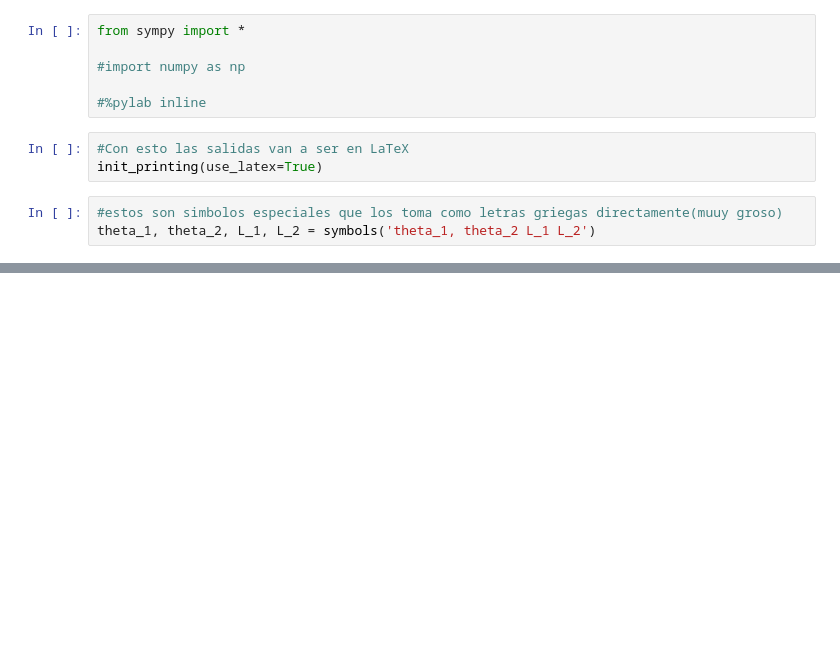
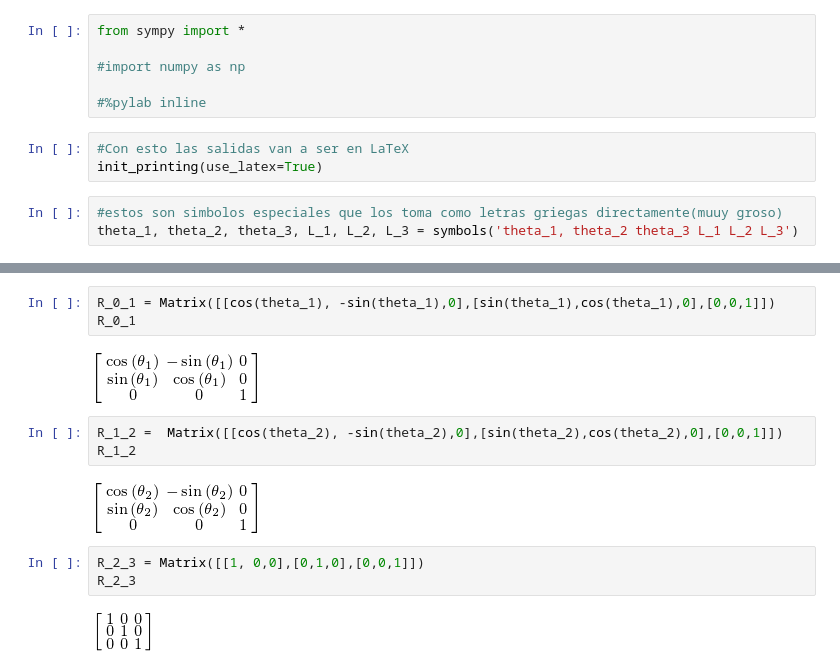
Before and after one commit to elsuizo/Control_de_robots_py, a Jupyter notebook: tp4.ipynb, the cells around one changed output, grey strips where cells are left out. Drawn from its saved outputs; the diff is of its cells as text; blank space fills up the shorter version.

```diff
--- a/tp4.ipynb
+++ b/tp4.ipynb
@@ -44,5 +44,5 @@ from sympy import *
 init_printing(use_latex=True)
 # %%
 #estos son simbolos especiales que los toma como letras griegas directamente(muuy groso)
-theta_1, theta_2, L_1, L_2 = symbols('theta_1, theta_2 L_1 L_2')
+theta_1, theta_2, theta_3, L_1, L_2, L_3 = symbols('theta_1, theta_2 theta_3 L_1 L_2 L_3')
 # %%
@@ -61,0 +116,15 @@ M.jacobian(Theta)
+# %%
+R_0_1 = Matrix([[cos(theta_1), -sin(theta_1),0],[sin(theta_1),cos(theta_1),0],[0,0,1]])
+R_0_1
+# %% [output]
+[figure, added]
+# %%
+R_1_2 =  Matrix([[cos(theta_2), -sin(theta_2),0],[sin(theta_2),cos(theta_2),0],[0,0,1]])
+R_1_2
+# %% [output]
+[figure, added]
+# %%
+R_2_3 = Matrix([[1, 0,0],[0,1,0],[0,0,1]])
+R_2_3
+# %% [output]
+[figure, added]
```
Also changed, not shown: parts of 36 cells of this notebook.
